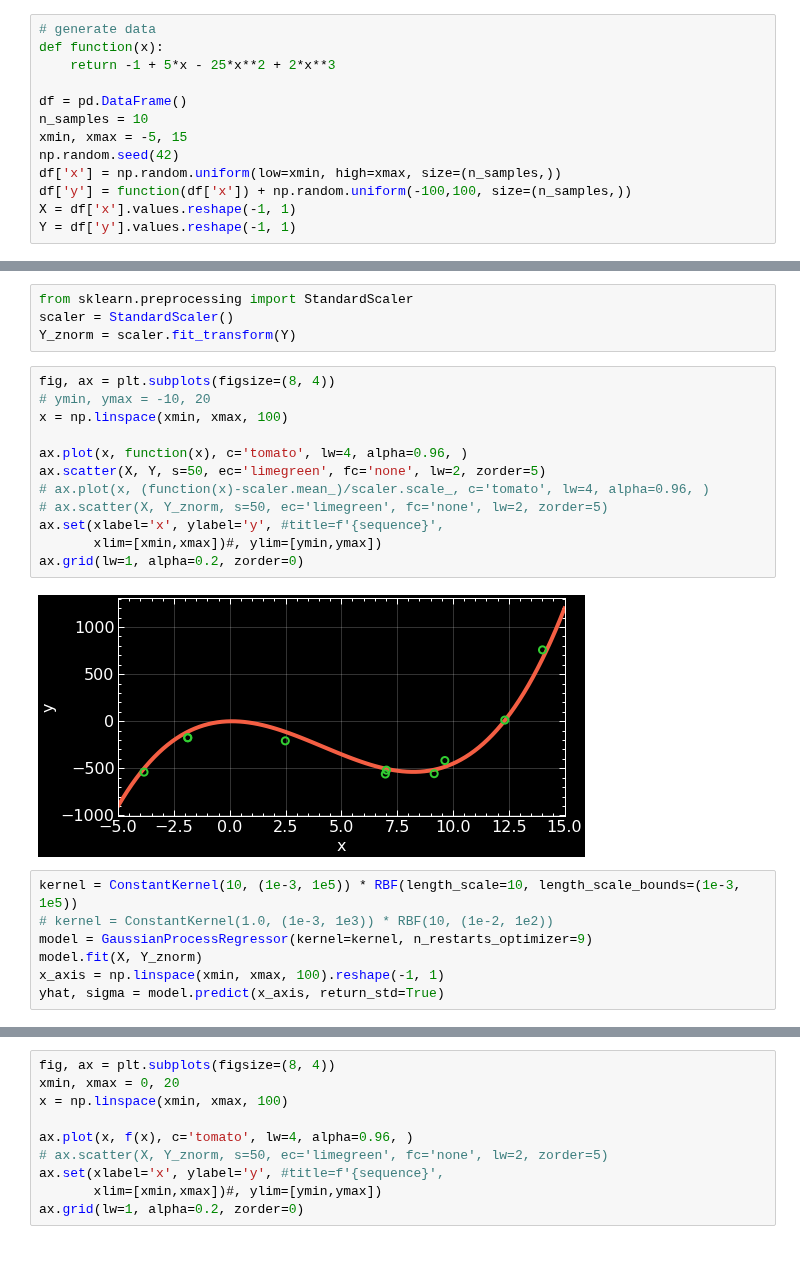
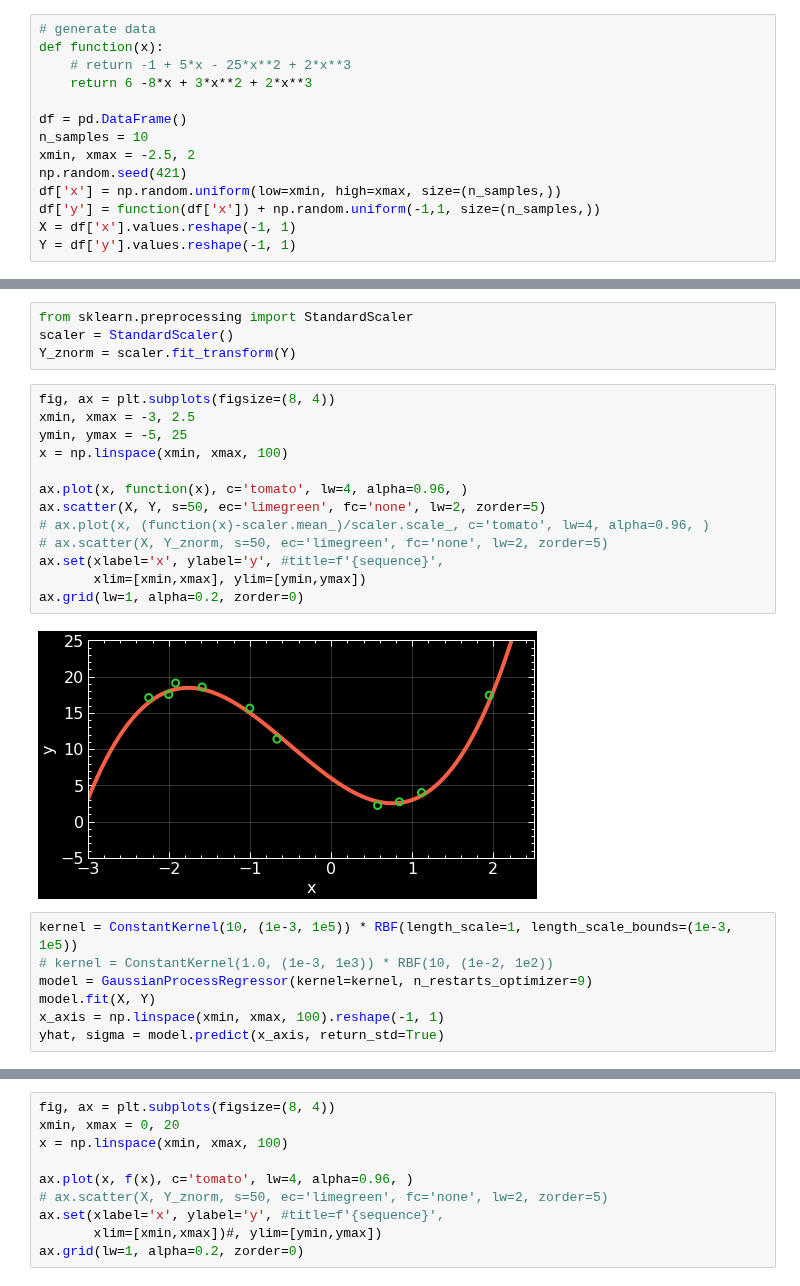
Before and after one commit to jsdiazpo/Bayesian-Digressions, a Jupyter notebook: Gaussian-Processes.ipynb, the cells around one changed output, grey strips where cells are left out. Cells and saved outputs as stored; diff of their text form; blank space fills up the shorter version.

```diff
--- a/Gaussian-Processes.ipynb
+++ b/Gaussian-Processes.ipynb
@@ -11,14 +11,15 @@ from sklearn.gaussian_process.kernels import RBF, ConstantKernel
 # %%
 # generate data
 def function(x):
-    return -1 + 5*x - 25*x**2 + 2*x**3
+    # return -1 + 5*x - 25*x**2 + 2*x**3
+    return 6 -8*x + 3*x**2 + 2*x**3
 
 df = pd.DataFrame()
 n_samples = 10
-xmin, xmax = -5, 15
-np.random.seed(42)
+xmin, xmax = -2.5, 2
+np.random.seed(421)
 df['x'] = np.random.uniform(low=xmin, high=xmax, size=(n_samples,))
-df['y'] = function(df['x']) + np.random.uniform(-100,100, size=(n_samples,))
+df['y'] = function(df['x']) + np.random.uniform(-1,1, size=(n_samples,))
 X = df['x'].values.reshape(-1, 1)
 Y = df['y'].values.reshape(-1, 1)
 # %%
@@ -39,23 +40,24 @@ scaler = StandardScaler()
 Y_znorm = scaler.fit_transform(Y)
 # %%
 fig, ax = plt.subplots(figsize=(8, 4))
-# ymin, ymax = -10, 20
+xmin, xmax = -3, 2.5
+ymin, ymax = -5, 25
 x = np.linspace(xmin, xmax, 100)
 
 ax.plot(x, function(x), c='tomato', lw=4, alpha=0.96, )
 ax.scatter(X, Y, s=50, ec='limegreen', fc='none', lw=2, zorder=5)
 # ax.plot(x, (function(x)-scaler.mean_)/scaler.scale_, c='tomato', lw=4, alpha=0.96, )
 # ax.scatter(X, Y_znorm, s=50, ec='limegreen', fc='none', lw=2, zorder=5)
 ax.set(xlabel='x', ylabel='y', #title=f'{sequence}',
-       xlim=[xmin,xmax])#, ylim=[ymin,ymax])
+       xlim=[xmin,xmax], ylim=[ymin,ymax])
 ax.grid(lw=1, alpha=0.2, zorder=0)
 # %% [output]
-[figure, old version]
+[figure, new version]
 # %%
-kernel = ConstantKernel(10, (1e-3, 1e5)) * RBF(length_scale=10, length_scale_bounds=(1e-3, 1e5))
+kernel = ConstantKernel(10, (1e-3, 1e5)) * RBF(length_scale=1, length_scale_bounds=(1e-3, 1e5))
 # kernel = ConstantKernel(1.0, (1e-3, 1e3)) * RBF(10, (1e-2, 1e2))
 model = GaussianProcessRegressor(kernel=kernel, n_restarts_optimizer=9)
-model.fit(X, Y_znorm)
+model.fit(X, Y)
 x_axis = np.linspace(xmin, xmax, 100).reshape(-1, 1)
 yhat, sigma = model.predict(x_axis, return_std=True)
 # %%
```
Also changed, not shown: parts of 8 cells of this notebook.
